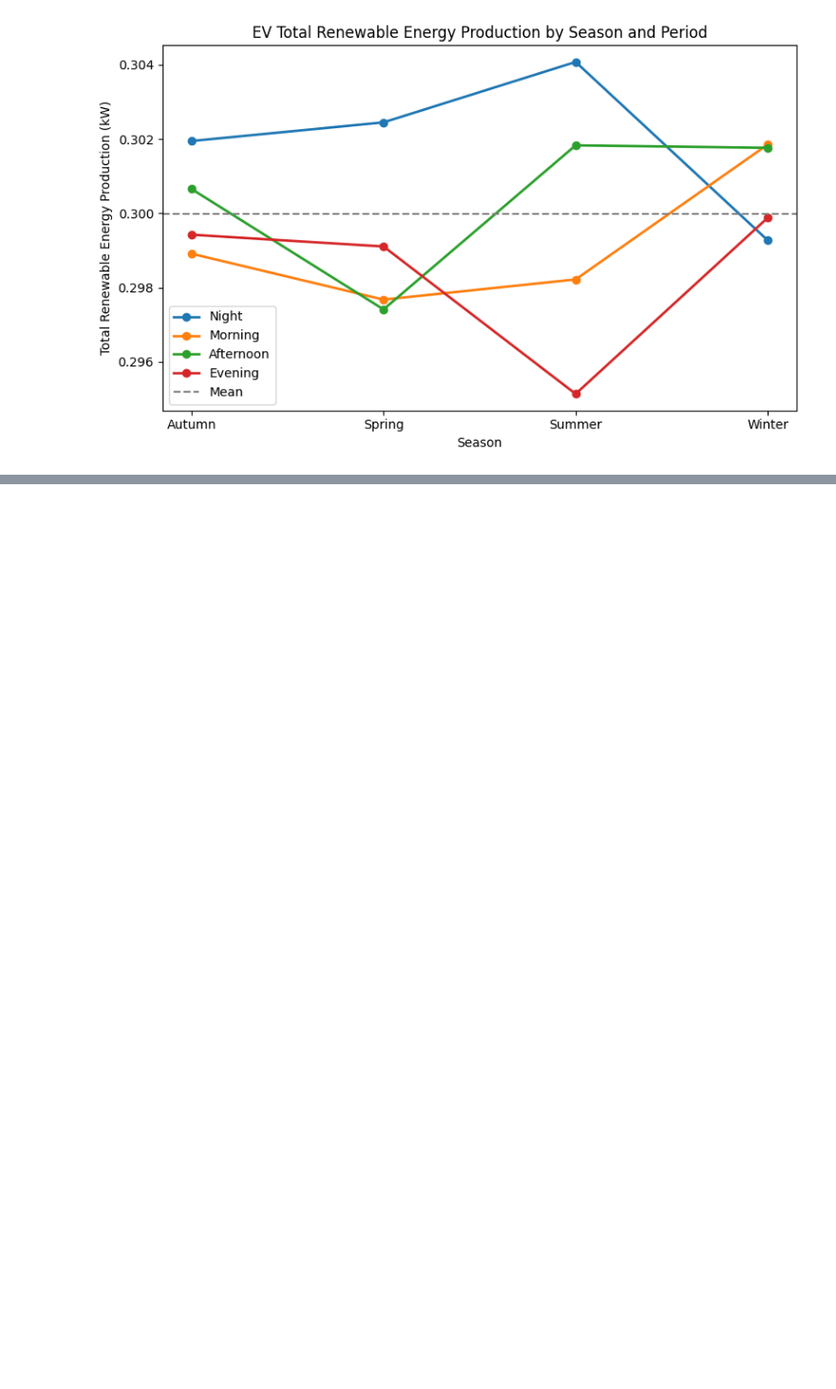
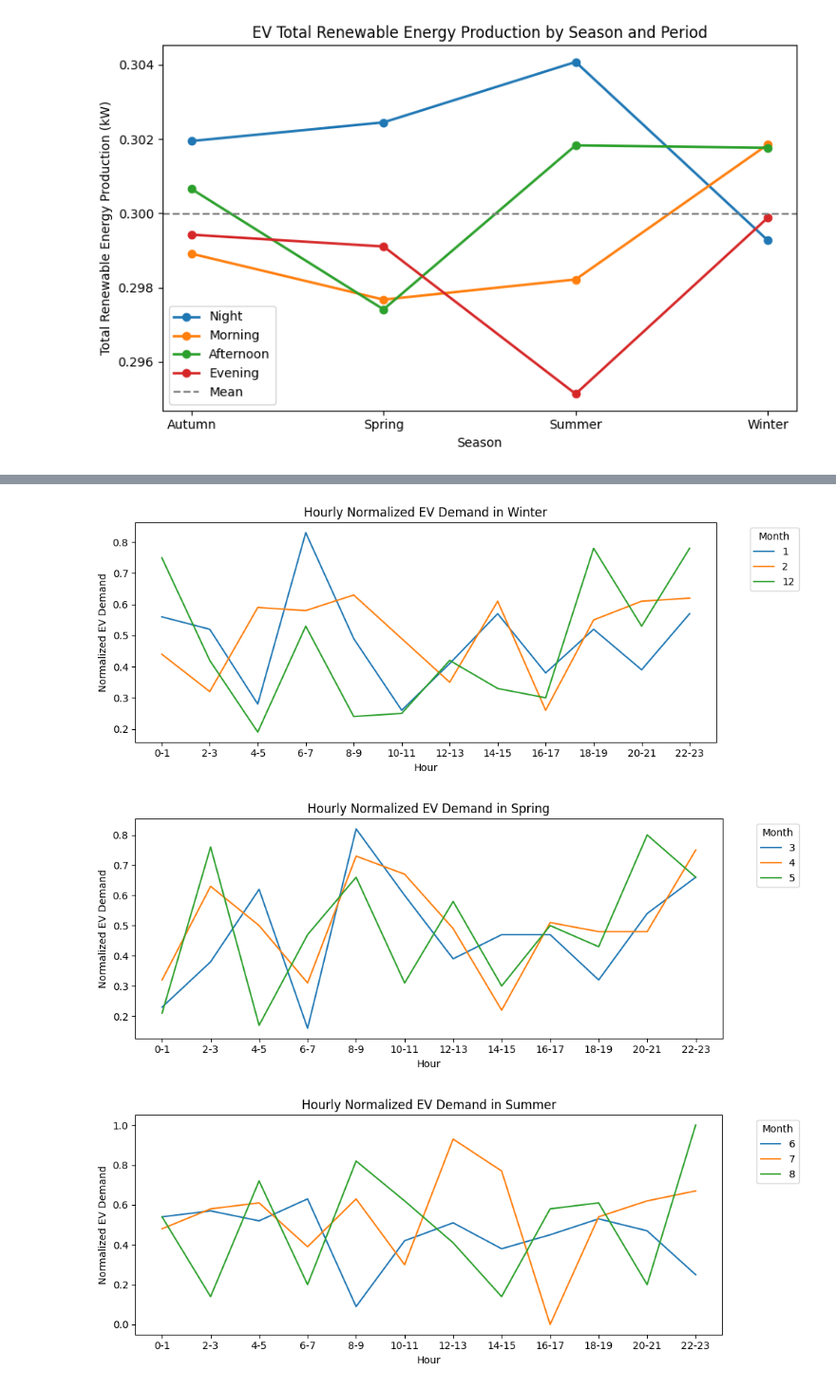
Before and after one commit to aravindhkrishnan09/Data-Science-and-Engineering-Analytics, a Jupyter notebook: Projects/Main_Project_ML/EV Charging Patterns/EV_Charging_Patterns.ipynb, the cells around one changed output, grey strips where cells are left out. Shown at 95% size. Drawn from its saved outputs; the diff is of its cells as text; code cells hidden in the pictures; blank space fills up the shorter version.

```diff
--- a/Projects/Main_Project_ML/EV Charging Patterns/EV_Charging_Patterns.ipynb
+++ b/Projects/Main_Project_ML/EV Charging Patterns/EV_Charging_Patterns.ipynb
@@ -434,0 +515,4 @@ plt.show()
+# %%
+# Group by month and day period, then calculate the mean of 'EV Charging Demand (kW)'
+df_demand = df[['Date','Hour','Time','Season','EV Charging Demand (kW)']]
+df_demand
@@ -434,0 +642,32 @@ plt.show()
+# %%
+import seaborn as sns
+import matplotlib.pyplot as plt
+import pandas as pd
+import numpy as np
+
+season = ['Winter', 'Spring', 'Summer', 'Autumn']
+
+for i in season:
+    df_condition = df_demand_group[df_demand_group['Season'] == i]
+
+    # Plot using seaborn
+    plt.figure(figsize=(10, 4))
+    sns.lineplot(
+        data=df_condition,
+        x='Hour Label',
+        y='EV Charging Demand (kW) - Normalized',
+        hue='Month',
+        palette='tab10'
+    )
+
+    # Formatting
+    plt.xlabel('Hour')
+    plt.ylabel('Normalized EV Demand')
+    plt.title(f'Hourly Normalized EV Demand in {i}')
+    plt.legend(title='Month', bbox_to_anchor=(1.05, 1), loc='upper left')
+    plt.tight_layout()
+    plt.show()
+# %% [output]
+[figure, added]
+[figure, added]
+[figure, added]
```
Also changed, not shown: parts of 24 cells of this notebook.
